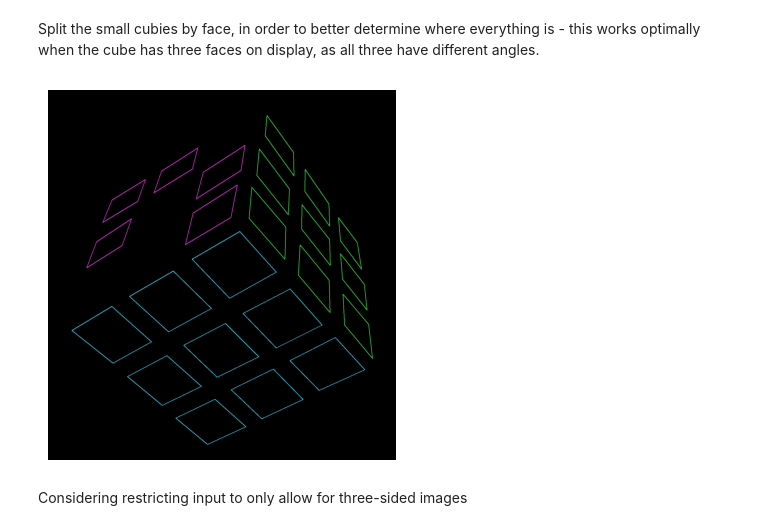
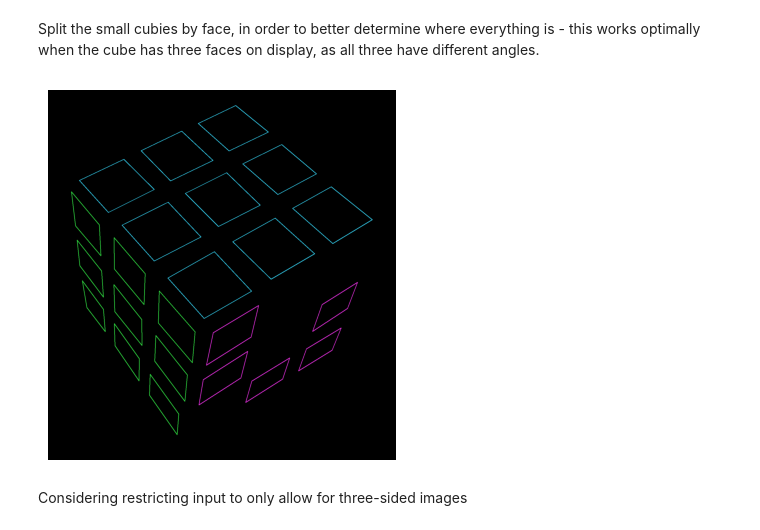
Before and after one commit to vivaansinghvi07/rubix-cube-solver, a Jupyter notebook: cv_testing.ipynb, the cells around one changed output. Saved outputs shown, nothing was run; the diff lists cells and outputs as text; code cells hidden in the pictures.

```diff
--- a/cv_testing.ipynb
+++ b/cv_testing.ipynb
@@ -180,35 +180,35 @@ def compute_incline_angle(c1: Point, c2: Point):
         return degrees(atan2(y_diff, x_diff)) % 360
 
 ANGLE_DIFF_TOLERANCE = 18   # degrees
 
 def get_squares_by_angle(squares: list[Contour], show: bool = False) -> dict[tuple[float], list[Contour]]:
     """ Returns a map of angle-pairs to a list of contours. This is done to seperate them into faces. """
     angle_to_squares = {}
     for appr in squares:
         appr = appr.reshape(-1, 2)
         corner1, corner2, corner3 = appr[0], appr[1], appr[-1]
         angle_of_incline1 = compute_incline_angle(corner1, corner2)
         angle_of_incline2 = compute_incline_angle(corner3, corner1)
         for (k1, k2), v in angle_to_squares.items():
             if abs(angle_of_incline1 - k1) < ANGLE_DIFF_TOLERANCE and abs(angle_of_incline2 - k2) < ANGLE_DIFF_TOLERANCE:
                 v.append(appr)
                 break
         else:
             angle_to_squares[(angle_of_incline1, angle_of_incline2)] = [appr]
 
     # show if needed
     if show:
         display_img = np.zeros_like(img)
         for i, v in enumerate(angle_to_squares.values()):
             colors = ((235, 204, 52), (226, 49, 232), (65, 217, 48), (0, 0, 200))
             cv2.drawContours(display_img, [*map(lambda x: x, v)], -1, colors[min(i, 3)], max(display_img.shape) // 1000 + 1)
         imshow(display_img)
     return angle_to_squares
 
-img = np.flip(imread_capped("./images/cube_ugly.png")
+img = imread_capped("./images/cube_ugly.png")
 _ = get_squares_by_angle(get_cubie_contours(img), show=True)
 # %% [output]
-[figure, old version]
+[figure, new version]
 # %% [markdown]
 Considering restricting input to only allow for three-sided images
 # %% [markdown]
```
Also changed, not shown: parts of 8 cells of this notebook.
